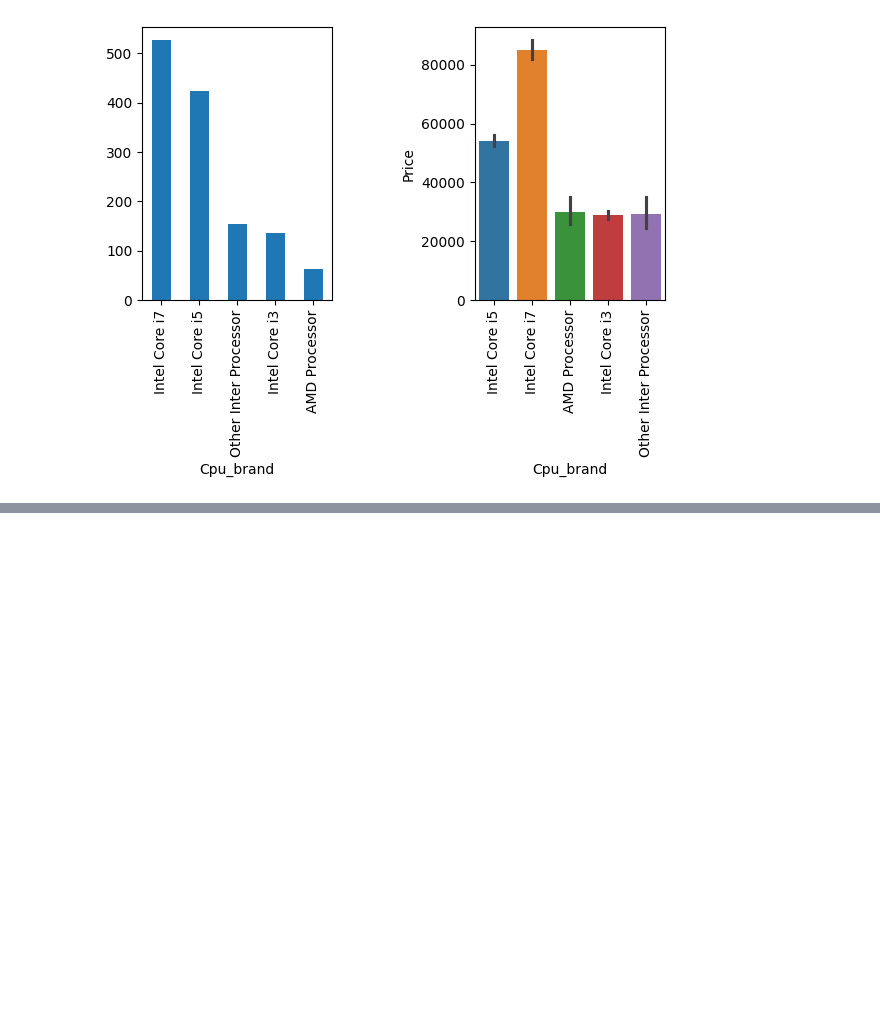
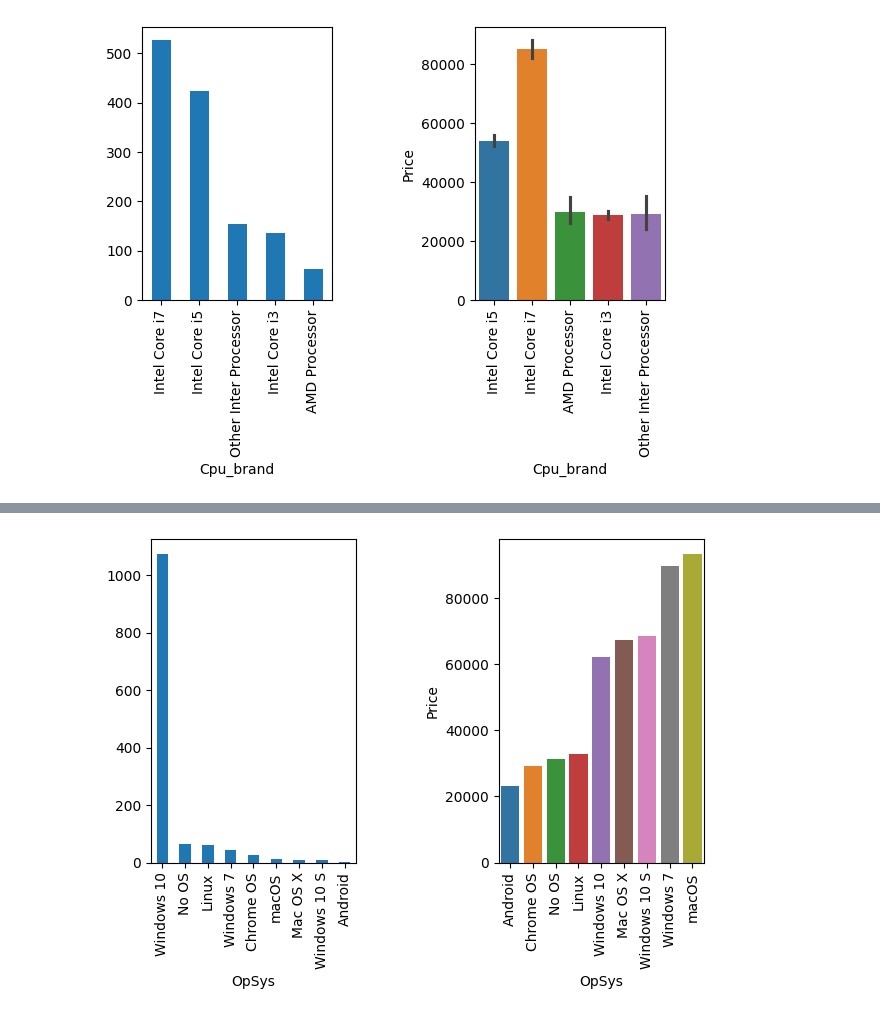
Before and after one commit to shivshankarsajeev/laptop-price, a Jupyter notebook: notebook.ipynb, the cells around one changed output, grey strips where cells are left out. Saved outputs shown, nothing was run; the diff lists cells and outputs as text; code cells hidden in the pictures; blank space fills up the shorter version.

```diff
--- a/notebook.ipynb
+++ b/notebook.ipynb
@@ -307,0 +370,12 @@ df.sample(10)
+# %%
+plt.subplot(1,2,1)
+df['OpSys'].value_counts().plot(kind='bar')
+
+plt.subplot(1,2,2)
+sort = df.groupby(df['OpSys'],)['Price'].mean().sort_values(ascending=True).reset_index()
+sns.barplot(data=sort, x ='OpSys', y ='Price', hue = 'OpSys',dodge=False)
+plt.tight_layout(w_pad=5)
+plt.xticks(rotation=90)
+plt.show()
+# %% [output]
+[figure, added]
```
Also changed, not shown: parts of 23 cells of this notebook, 1 other file.
